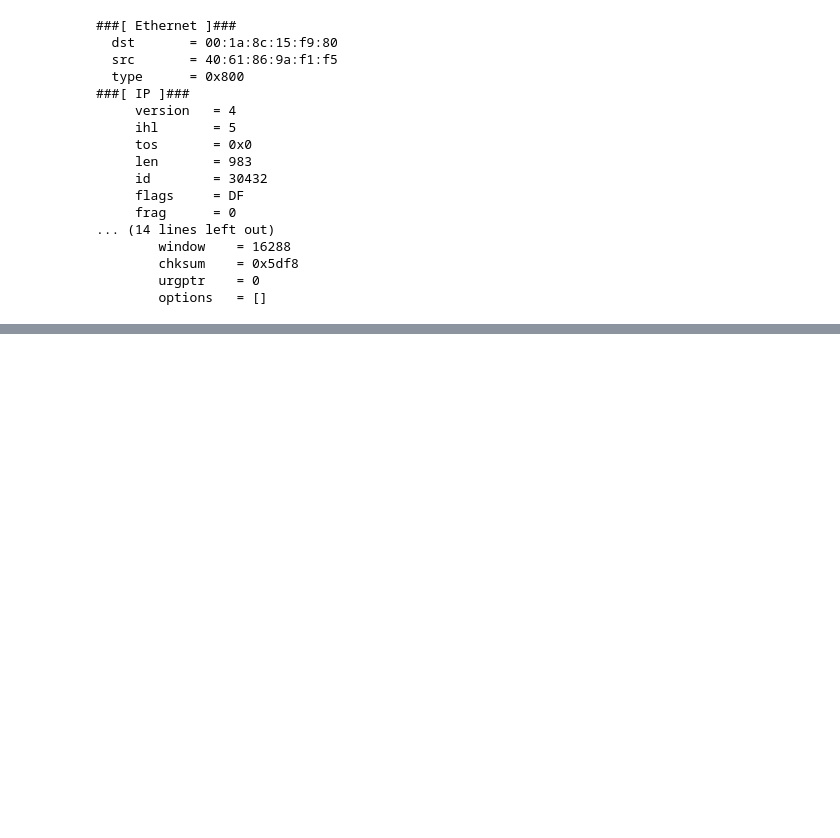
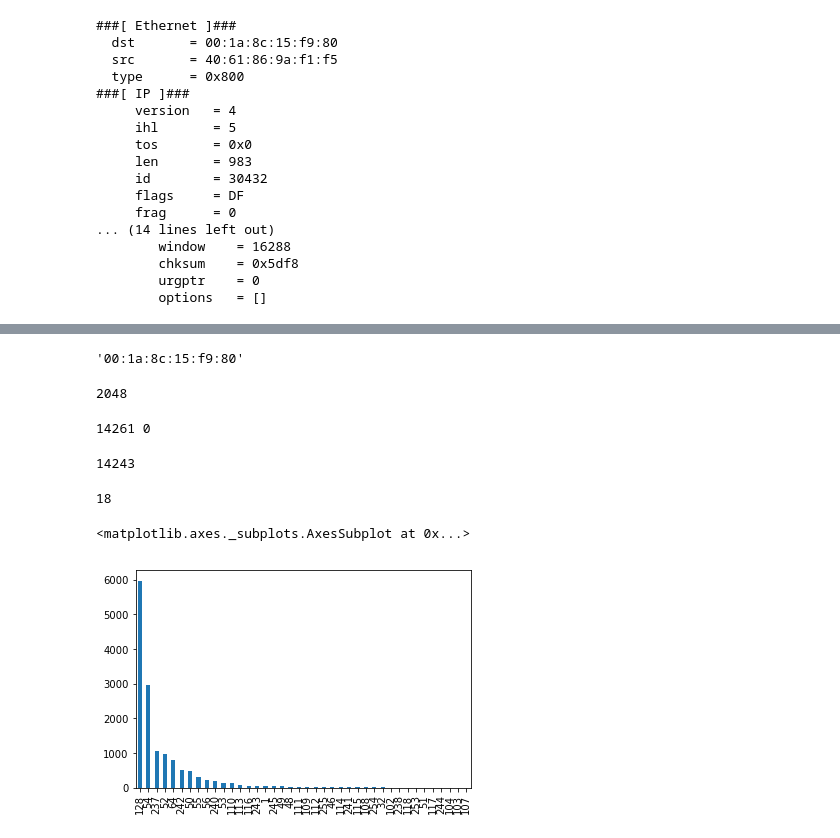
Before and after one commit to IQTLabs/packet_cafe, a Jupyter notebook: notebooks/scapy_intro.ipynb, the cells around one changed output, grey strips where cells are left out. Drawn from its saved outputs; the diff is of its cells as text; code cells hidden in the pictures; blank space fills up the shorter version.

```diff
--- a/notebooks/scapy_intro.ipynb
+++ b/notebooks/scapy_intro.ipynb
@@ -240,0 +288,45 @@ packets[0].show()
+# %%
+packets[0][Ether].dst
+# %% [output]
+'00:1a:8c:15:f9:80'
+# %%
+packets[0][Ether].type
+# %% [output]
+2048
+# %%
+counter1 = 0
+counter2 = 0
+for packet in packets:
+    if Ether in packet:
+        counter1 += 1
+    else:
+        counter2 += 1
+# %%
+print(counter1, counter2)
+# %% [output]
+14261 0
+# %%
+counter1 = 0
+counter2 = 0
+ip_version = []
+for packet in packets:
+    if IP in packet[Ether]:
+        counter1 += 1
+        ip_version.append(packet[Ether][IP].ttl)
+    elif ARP in packet[Ether]:
+        counter2 += 1
+    else:
+        packet[Ether].show()
+# %%
+counter1
+# %% [output]
+14243
+# %%
+counter2
+# %% [output]
+18
+# %%
+pandas.Series(ip_version).value_counts().plot('bar')
+# %% [output]
+<matplotlib.axes._subplots.AxesSubplot at 0x...>
+[figure, added]
```
Also changed, not shown: parts of 7 cells of this notebook.
